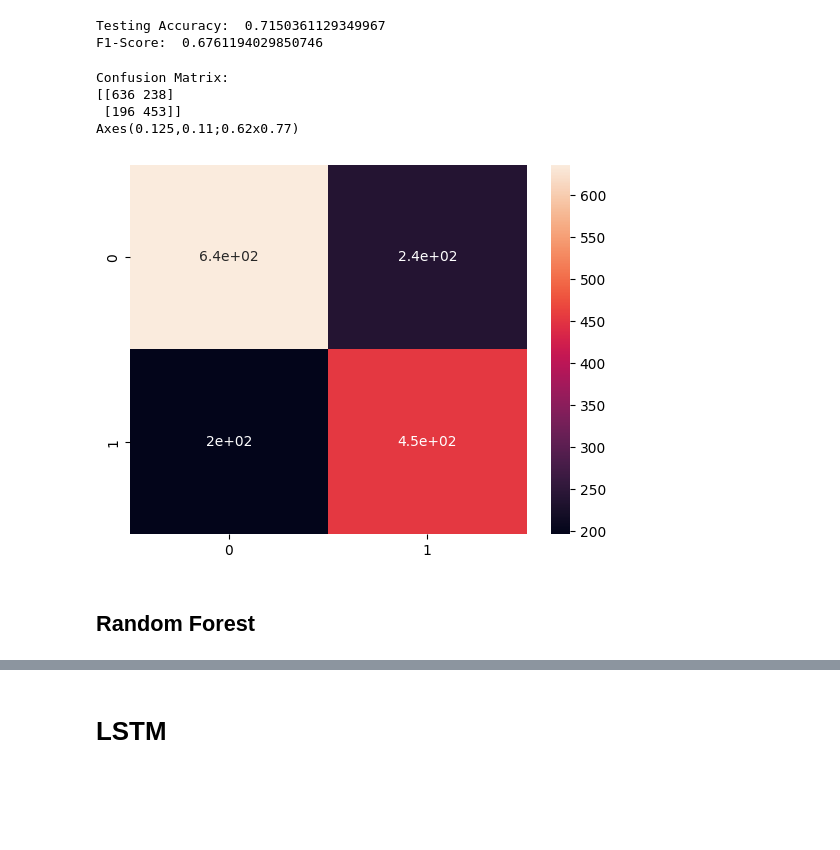
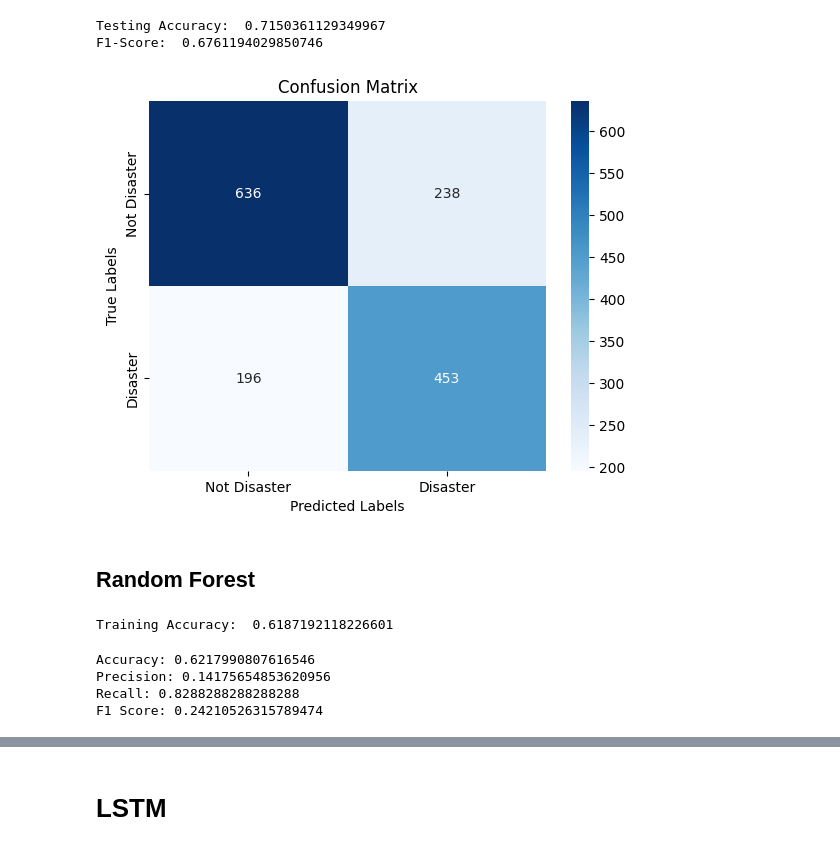
Before and after one commit to sukanyanag/Tweet-Classification-for-Disaster-Detection, a Jupyter notebook: TweetClassificationforDisasterDetection.ipynb, the cells around one changed output, grey strips where cells are left out. Saved outputs shown, nothing was run; the diff lists cells and outputs as text; code cells hidden in the pictures; blank space fills up the shorter version.

```diff
--- a/TweetClassificationforDisasterDetection.ipynb
+++ b/TweetClassificationforDisasterDetection.ipynb
@@ -287,16 +288,18 @@ print('F1-Score: ',f1_score(y_val,lr_ypred_val))
 # %% [output]
 Testing Accuracy:  0.7150361129349967
 F1-Score:  0.6761194029850746
-# %%
-print('Confusion Matrix: ')
-print(confusion_matrix(y_val, lr_ypred_val))
-print(sns.heatmap(confusion_matrix(y_val, lr_ypred_val), annot=True))
-plt.show()
-# %% [output]
-Confusion Matrix:
-[[636 238]
- [196 453]]
-Axes(0.125,0.11;0.62x0.77)
-[figure, removed]
+# %%
+# Confusion Matrix
+conf_matrix = confusion_matrix(y_val, lr_ypred_val)
+# Visualize the confusion matrix
+sns.heatmap(conf_matrix, annot=True, fmt='d', cmap='Blues',
+            xticklabels=['Not Disaster', 'Disaster'],
+            yticklabels=['Not Disaster', 'Disaster'])
+plt.xlabel('Predicted Labels')
+plt.ylabel('True Labels')
+plt.title('Confusion Matrix')
+plt.show()
+# %% [output]
+[figure, added]
 # %% [markdown]
 ## Random Forest
@@ -302,0 +310,5 @@ Axes(0.125,0.11;0.62x0.77)
+# %%
+rf_ypred_train = rf_model.predict(X_train)
+print('Training Accuracy: ', accuracy_score(y_train, rf_ypred_train))
+# %% [output]
+Training Accuracy:  0.6187192118226601
@@ -302,0 +317,16 @@ Axes(0.125,0.11;0.62x0.77)
+# %%
+# Evaluation Metrics
+accuracy = accuracy_score(rf_ypred_val, y_val)
+precision = precision_score(rf_ypred_val, y_val)
+recall = recall_score(rf_ypred_val, y_val)
+f1 = f1_score(rf_ypred_val, y_val)
+
+print("Accuracy:", accuracy)
+print("Precision:", precision)
+print("Recall:", recall)
+print("F1 Score:", f1)
+# %% [output]
+Accuracy: 0.6217990807616546
+Precision: 0.14175654853620956
+Recall: 0.8288288288288288
+F1 Score: 0.24210526315789474
```
Also changed, not shown: parts of 12 cells of this notebook, 1 other file.
